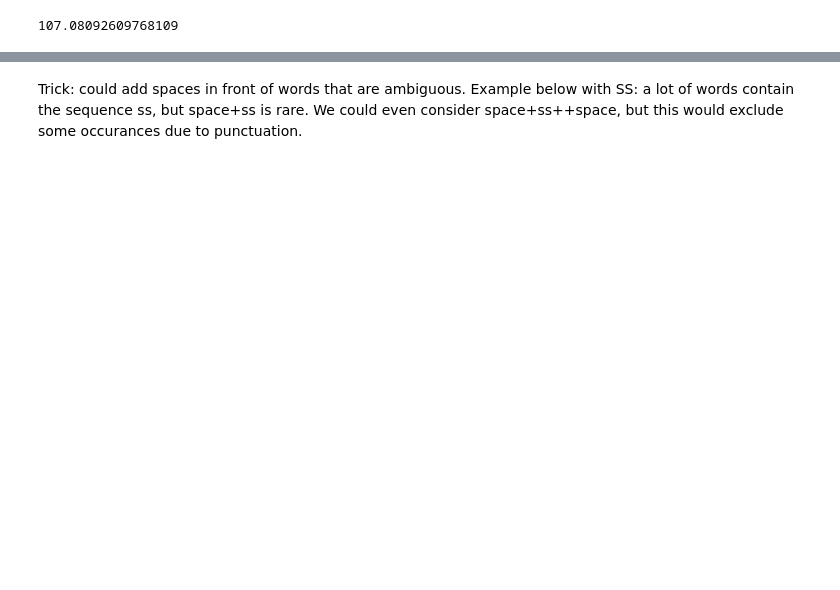
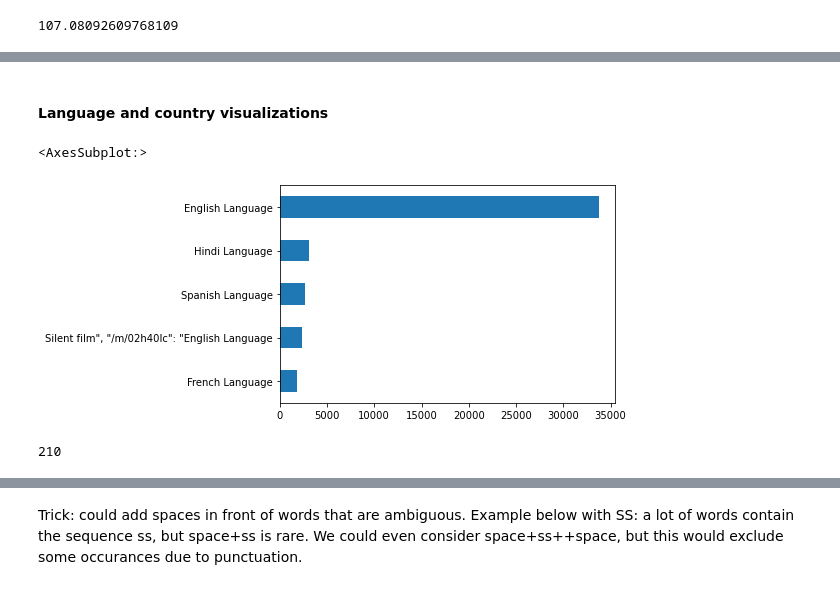
Before and after one commit to epfl-ada/ada-2022-project-thegonios, a Jupyter notebook: Data_processing.ipynb, the cells around one changed output, grey strips where cells are left out. Cells and saved outputs as stored; diff of their text form; code cells hidden in the pictures; blank space fills up the shorter version.

```diff
--- a/Data_processing.ipynb
+++ b/Data_processing.ipynb
@@ -410,0 +473,17 @@ merge_characters_type.head(1)
+# %% [markdown]
+#### Language and country visualizations
+# %%
+movies["Languages"].value_counts().sort_values().tail().plot.barh()
+# %% [output]
+<AxesSubplot:>
+[figure, added]
+# %%
+countries_list = []
+for countries in movies_dNA['Countries']: # countries is a string of countries
+    for country in countries.split(', '): # country is a single country
+        if country not in countries_list:
+            countries_list.append(country) # add country to the list of genres
+
+len(countries_list)
+# %% [output]
+210
```
Also changed, not shown: parts of 128 cells of this notebook.
